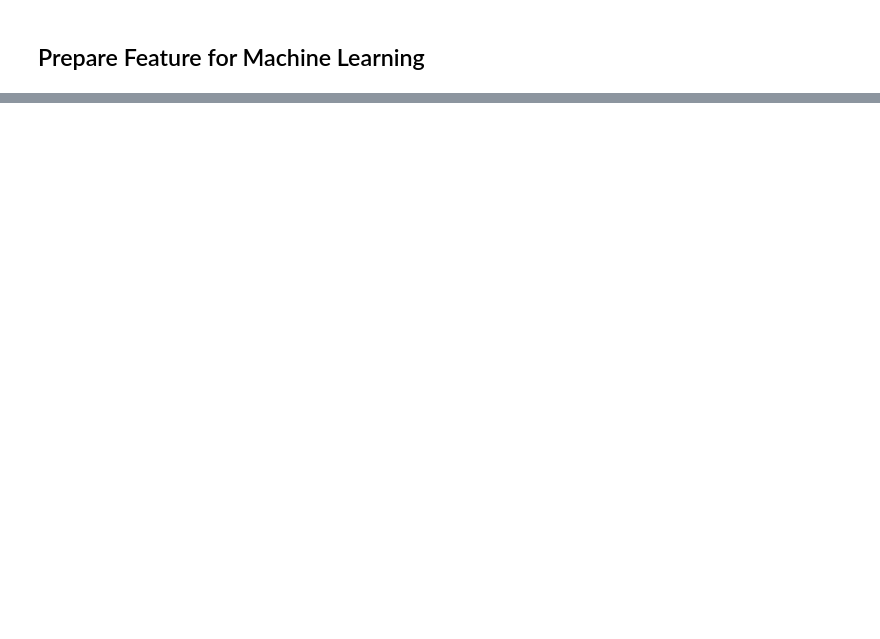
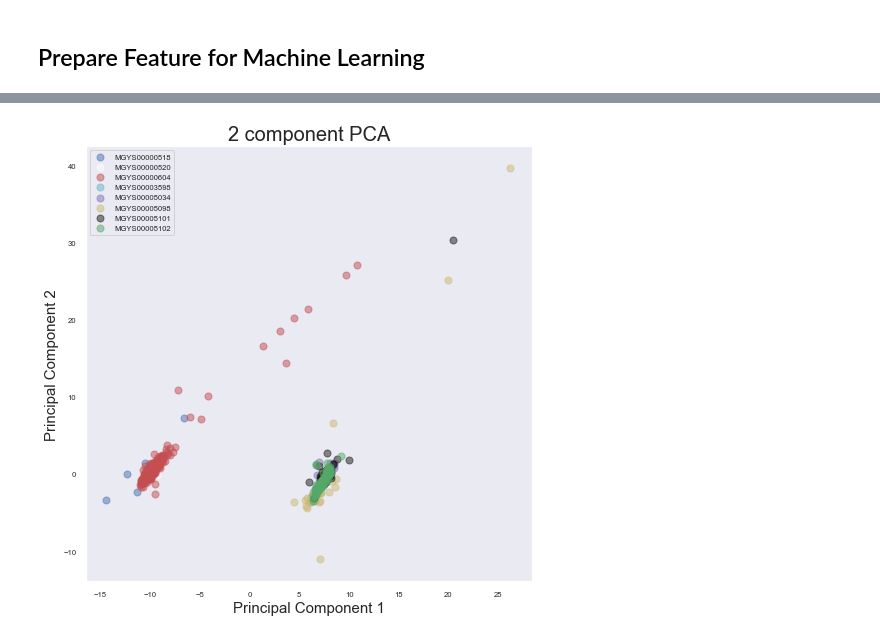
Before and after one commit to lab-biotek-bio-ugm/metagenome_mining, a Jupyter notebook: Analysis.ipynb, the cells around one changed output, grey strips where cells are left out. Cells and saved outputs as stored; diff of their text form; code cells hidden in the pictures; blank space fills up the shorter version.

```diff
--- a/Analysis.ipynb
+++ b/Analysis.ipynb
@@ -183,2 +183,0 @@ KeyError: '["(\'GO:0030031\', \'biological_process\', \'cell projection assembly
-# %%
-data = data.groupby(level=0).mean()
@@ -188,12 +196,12 @@ sns.heatmap(data.T)
 # %%
 #target
 #y = {'target': data.index.values}
-y = {'target': study}
+y = df_raw_target
 
 #feature
 x = data.values
 
-# Standardizing the features
+# Standardizing the features?
 x = StandardScaler().fit_transform(x)
 # %%
 pca = PCA(n_components=3)
@@ -207,24 +233,26 @@ finalDf
 # %%
 fig = plt.figure(figsize = (8,8))
 ax = fig.add_subplot(1,1,1)
 ax.set_xlabel('Principal Component 1', fontsize = 15)
 ax.set_ylabel('Principal Component 2', fontsize = 15)
 ax.set_title('2 component PCA', fontsize = 20)
-targets = finalDf.target.unique()
+targets = finalDf.Study.unique()
 colors = ['b', 'w', 'r', 'c', 'm', 'y', 'k', 'g']
 for target, color in zip(targets,colors):
-    indicesToKeep = finalDf['target'] == target
+    indicesToKeep = finalDf['Study'] == target
     ax.scatter(finalDf.loc[indicesToKeep, 'principal component 1']
                , finalDf.loc[indicesToKeep, 'principal component 2']
                , c = color
                , s = 50
                , alpha=0.5)
 ax.legend(targets)
 ax.grid()
 #bg_color = 'grey'
 #ax.patch.set_facecolor(bg_color)
 
 plt.show()
+# %% [output]
+[figure, added]
 # %%
 fig = plt.figure(figsize = (8,8))
 ax = fig.add_subplot(111, projection='3d')
```
Also changed, not shown: parts of 13 cells of this notebook, 2 other files.
